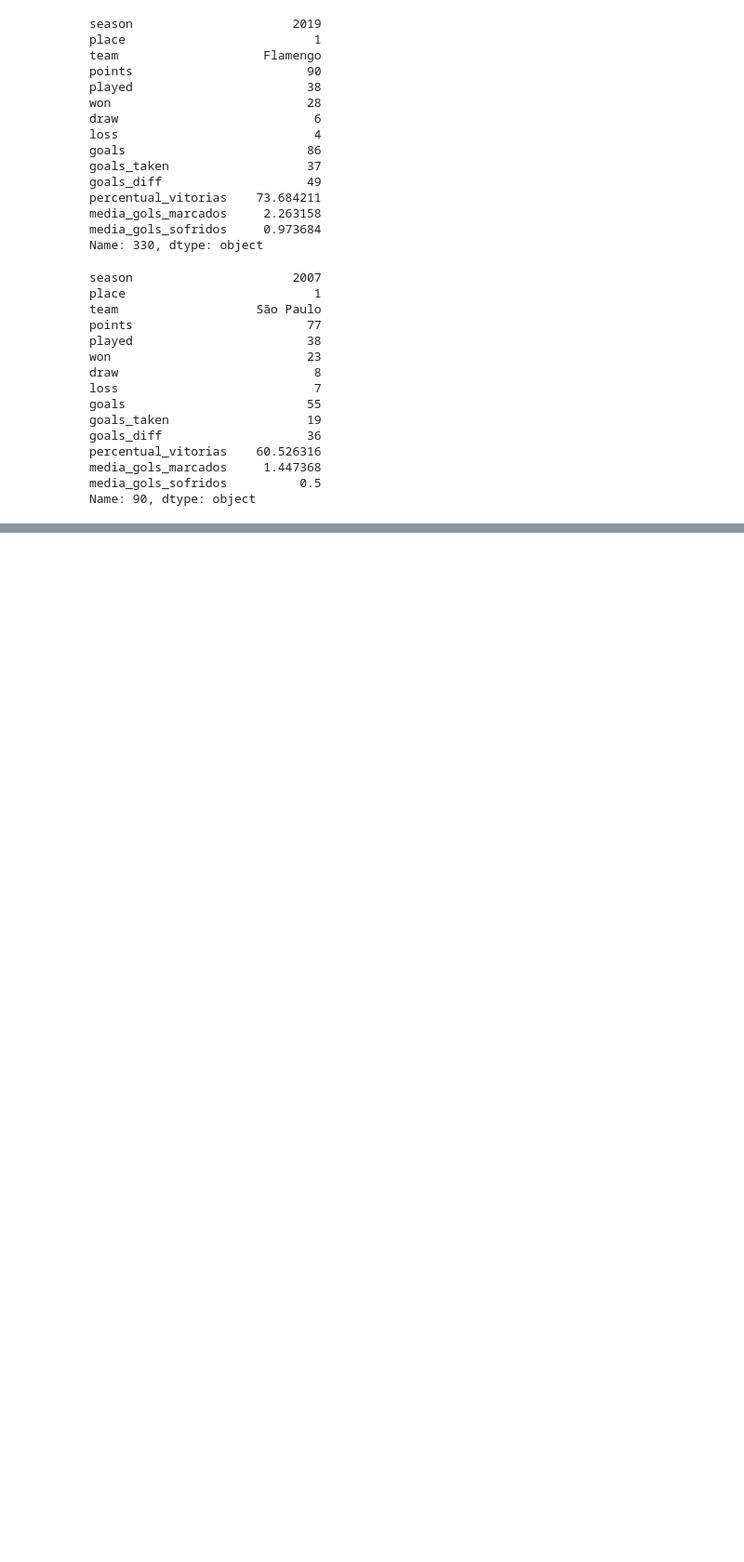
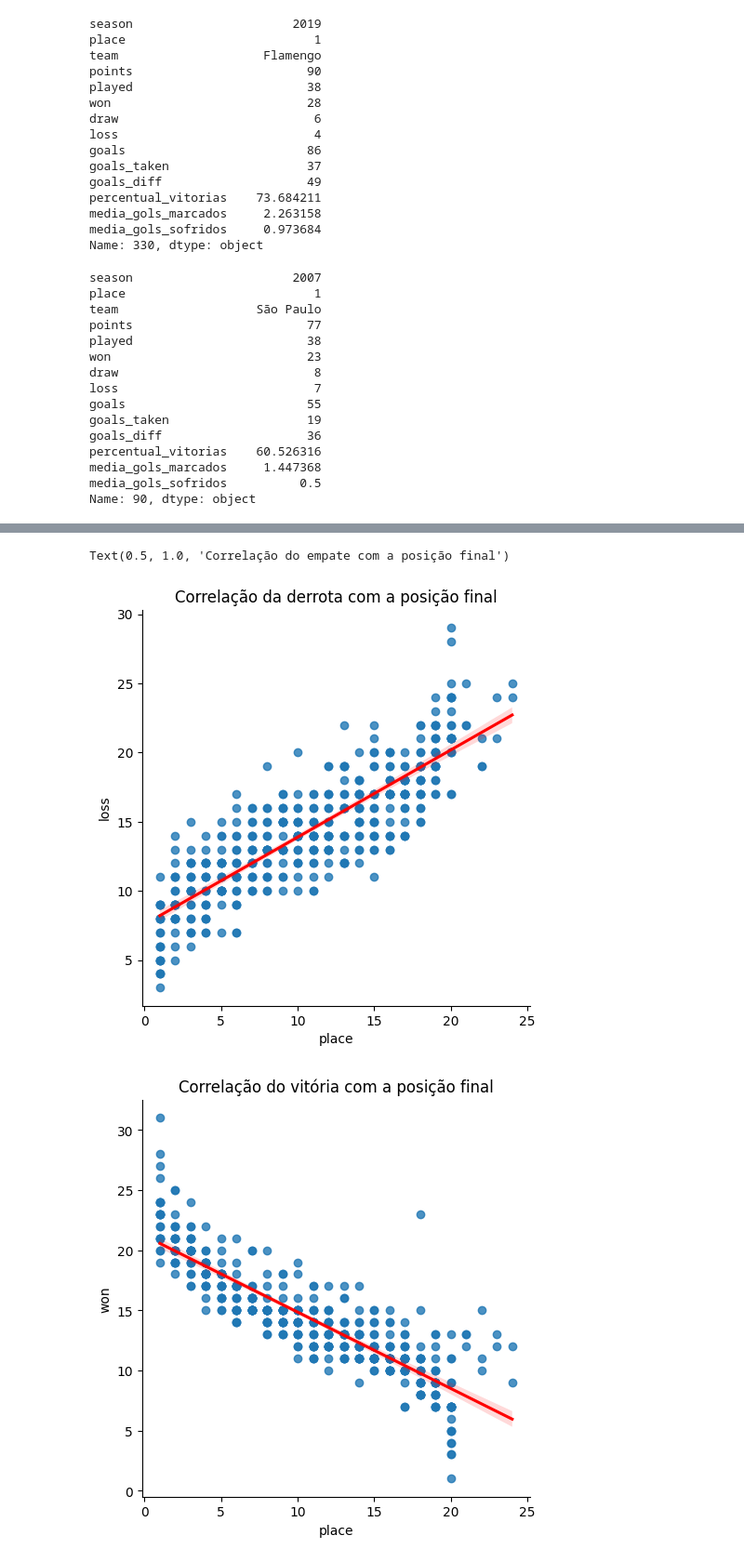
Before and after one commit to diegocosta1612/Brazilian-league-data-analysis, a Jupyter notebook: analise brasileirão.ipynb, the cells around one changed output, grey strips where cells are left out. Shown at 93% size. Saved outputs shown, nothing was run; the diff lists cells and outputs as text; code cells hidden in the pictures; blank space fills up the shorter version.

```diff
--- a/analise brasileirão.ipynb
+++ b/analise brasileirão.ipynb
@@ -179,0 +207,16 @@ Name: 90, dtype: object
+# %%
+sns.lmplot(data = df, y="loss", x="place", line_kws={"color":"red"})
+plt.title("Correlação da derrota com a posição final")
+
+sns.lmplot(data = df, y="won", x="place", line_kws={"color":"red"})
+plt.title("Correlação do vitória com a posição final")
+
+sns.lmplot(data = df, y="draw", x="place", line_kws={"color":"red"})
+plt.title("Correlação do empate com a posição final")
+
+
+#já era esperado que a correlação entre derrotas e a posição final fosse tão influente, porém foi verificado que o número de empates não influenciou tanto quanto esperávamos.
+# %% [output]
+Text(0.5, 1.0, 'Correlação do empate com a posição final')
+[figure, added]
+[figure, added]
```
Also changed, not shown: parts of 5 cells of this notebook.
